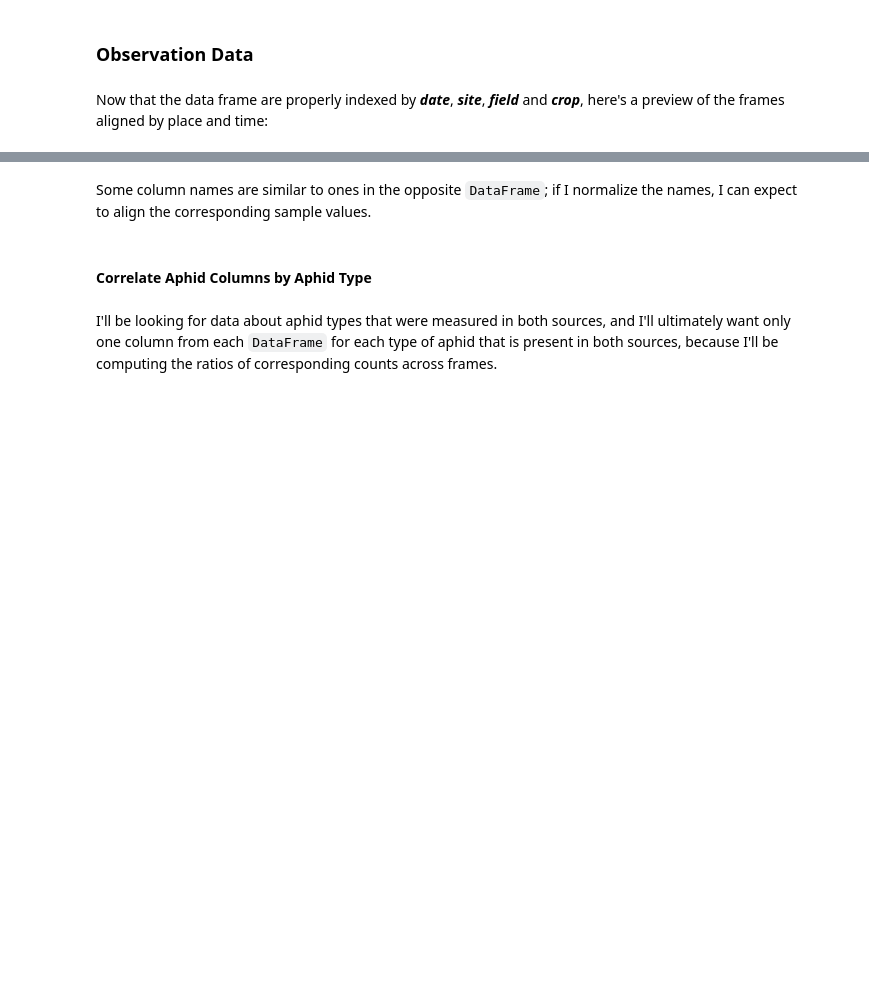
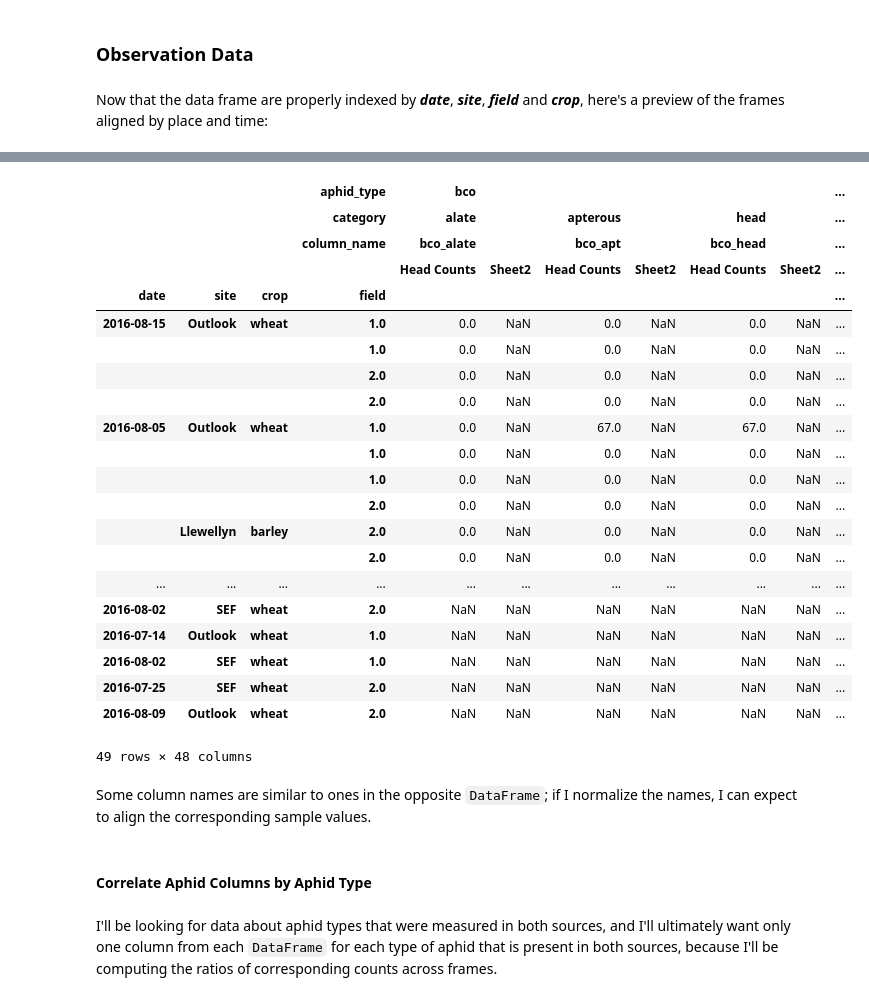
Before and after one commit to devvyn/aafc-field-data, a Jupyter notebook: notebook/projects/2016-sweep-vs-tiller/2016-sweep-vs-tiller.ipynb, the cells around one changed output, grey strips where cells are left out. Drawn from its saved outputs; the diff is of its cells as text; code cells hidden in the pictures; blank space fills up the shorter version.

Commit message:
:construction: :memo: tidy up doc for readability; improve aphid column labels

```diff
--- a/notebook/projects/2016-sweep-vs-tiller/2016-sweep-vs-tiller.ipynb
+++ b/notebook/projects/2016-sweep-vs-tiller/2016-sweep-vs-tiller.ipynb
@@ -812,18 +1149,18 @@ Now, regarding the values, I suspect redundancy in ***field***. Here's why I fee
 # %%
 pandas.options.display.max_rows = 20
 
-column_names = ['crop', 'site', 'field', 'date']
+index_column_names = ['crop', 'site', 'date', 'field',]
 (
     pandas.concat(
         (
-            hc[column_names],
-            s2[column_names],
+            hc[index_column_names],
+            s2[index_column_names],
         ),
         keys=sheet_names,
         names=['worksheet', 'index',],
     )
     .sort_values(
-        by=['crop', 'site', 'date', 'field'],
+        by=index_column_names,
     )
     .set_index(
         keys=['crop', 'site'],
@@ -1035,3 +1575,15 @@ emojify_boolean(
 ### Observation Data
 # %% [markdown]
 Now that the data frame are properly indexed by **_date_**, **_site_**, **_field_** and **_crop_**, here's a preview of the frames aligned by place and time:
+# %%
+pandas.options.display.max_columns = 100
+
+indices = [
+    'date',
+    'site',
+    'crop',
+    'field',
+]
+hhc, ss2 = (frame.set_index(indices) for frame in (hc, s2))
+ss2 = ss2.set_index(['distance(m)', 'id'], append=True).sum(level=[0, 1, 2, 3,])
+ss2
@@ -1038,23 +1810,56 @@ Now that the data frame are properly indexed by **_date_**, **_site_**, **_field
 # %%
-indices = ['date', 'site', 'crop', 'field',]
-hhc, ss2 = (
-    frame.set_index(indices)
-    for frame in (hc, s2)
-)
-sheets_to_compare = dict(zip(sheet_names, (hhc, ss2)))  # Sheet name paired with date-indexed frame.
+# hhc['distance(m)'] =
+# hhc.set_index('distance(m)', append=True)
+sheets_to_compare = dict(zip(
+    sheet_names, (hhc, ss2)))  # Sheet name paired with date-indexed frame.
 pandas.concat(
     (
         pandas.concat(  # Convenient way to add sheet name to column hierarchy.
-            {name: sheet},
+            {
+                name: sheet.loc[
+                    hhc.index.intersection(ss2.index),  # only dates in common
+                ].reindex(
+                    columns=pandas.MultiIndex.from_tuples(
+                        (
+                            (aphid_type, aphid_categorization, column_name)
+                            for aphid_type, inner_hierarchy in aphid_column_names.items()
+                            for aphid_categorization, column_names in inner_hierarchy.items()
+                            for column_name in column_names
+                        ),
+                        names=aphid_column_names_level_names
+                    ),
+                    level=2,
+                )
+            },
             axis='columns',
-        ).reorder_levels([1, 0], axis='columns')  # So sheet names don't ruin alignment.
+        ).reorder_levels([1, 2, 3, 0,], axis='columns')  # So sheet names don't ruin alignment.
         for name, sheet in sheets_to_compare.items()
     ),
     axis='rows',
-).loc[
-    hhc.index.intersection(ss2.index),  # only dates in common
-    aphid_column_names
-]
+)
+# %% [output]
+|  |  |  | aphid_type | bco |  |  |  |  |  | ... |
+|  |  |  | category | alate |  | apterous |  | head |  | ... |
+|  |  |  | column_name | bco_alate |  | bco_apt |  | bco_head |  | ... |
+|  |  |  |  | Head Counts | Sheet2 | Head Counts | Sheet2 | Head Counts | Sheet2 | ... |
+| date | site | crop | field |  |  |  |  |  |  | ... |
+| 2016-08-15 | Outlook | wheat | 1.0 | 0.0 | NaN | 0.0 | NaN | 0.0 | NaN | ... |
+|  |  |  | 1.0 | 0.0 | NaN | 0.0 | NaN | 0.0 | NaN | ... |
+|  |  |  | 2.0 | 0.0 | NaN | 0.0 | NaN | 0.0 | NaN | ... |
+|  |  |  | 2.0 | 0.0 | NaN | 0.0 | NaN | 0.0 | NaN | ... |
+| 2016-08-05 | Outlook | wheat | 1.0 | 0.0 | NaN | 67.0 | NaN | 67.0 | NaN | ... |
+|  |  |  | 1.0 | 0.0 | NaN | 0.0 | NaN | 0.0 | NaN | ... |
+|  |  |  | 1.0 | 0.0 | NaN | 0.0 | NaN | 0.0 | NaN | ... |
+|  |  |  | 2.0 | 0.0 | NaN | 0.0 | NaN | 0.0 | NaN | ... |
+|  | Llewellyn | barley | 2.0 | 0.0 | NaN | 0.0 | NaN | 0.0 | NaN | ... |
+|  |  |  | 2.0 | 0.0 | NaN | 0.0 | NaN | 0.0 | NaN | ... |
+| ... | ... | ... | ... | ... | ... | ... | ... | ... | ... | ... |
+| 2016-08-02 | SEF | wheat | 2.0 | NaN | NaN | NaN | NaN | NaN | NaN | ... |
+| 2016-07-14 | Outlook | wheat | 1.0 | NaN | NaN | NaN | NaN | NaN | NaN | ... |
+| 2016-08-02 | SEF | wheat | 1.0 | NaN | NaN | NaN | NaN | NaN | NaN | ... |
+| 2016-07-25 | SEF | wheat | 2.0 | NaN | NaN | NaN | NaN | NaN | NaN | ... |
+| 2016-08-09 | Outlook | wheat | 2.0 | NaN | NaN | NaN | NaN | NaN | NaN | ... |
+49 rows × 48 columns
 # %% [markdown]
 Some column names are similar to ones in the opposite `DataFrame`; if I normalize the names, I can expect to align the corresponding sample values.
 # %% [markdown]
```
Also changed, not shown: parts of 70 cells of this notebook.
